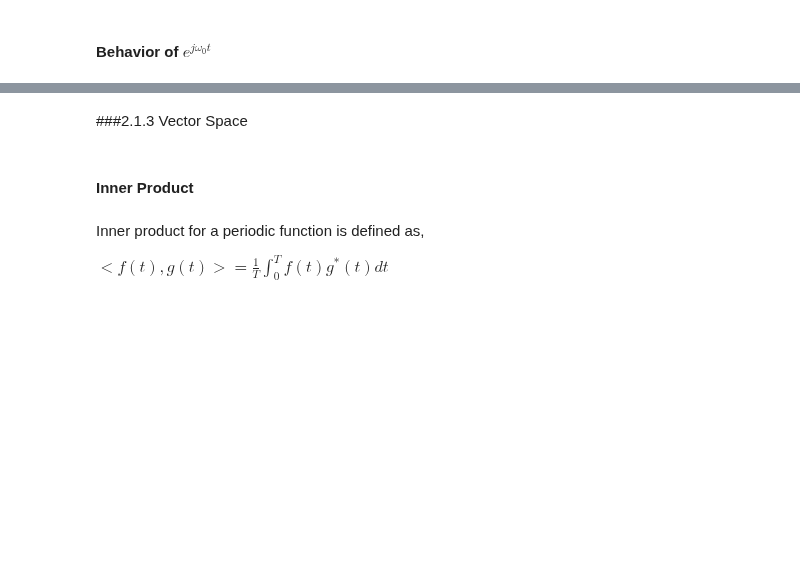
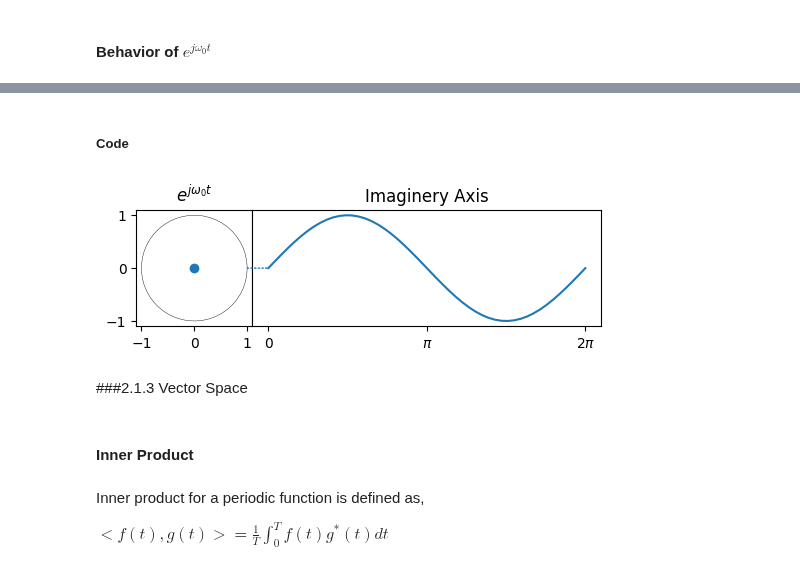
Before and after one commit to BuwanekaEpakanda/EE_257_Note_Book, a Jupyter notebook: EE_257_Signals_and_Systems.ipynb, the cells around one changed output, grey strips where cells are left out. Drawn from its saved outputs; the diff is of its cells as text; code cells hidden in the pictures; blank space fills up the shorter version.

```diff
--- a/EE_257_Signals_and_Systems.ipynb
+++ b/EE_257_Signals_and_Systems.ipynb
@@ -273,3 +370,63 @@ Periodic signals are power signals.
+# %% [markdown]
+##### Code
+# %%
+# code to represent the complex exponent
+fig, (axl, axr) = plt.subplots(
+    ncols=2,
+    sharey=True,
+    figsize=(6, 2),
+    gridspec_kw=dict(width_ratios=[1, 3], wspace=0),
+)
+axl.set_aspect(1)
+axl.set_title("$e^{j\omega_0t}$")
+axr.set_box_aspect(1 / 3)
+axr.yaxis.set_visible(False)
+axr.xaxis.set_ticks([0, np.pi, 2 * np.pi], ["0", r"$\pi$", r"$2\pi$"])
+axr.set_title("Imaginery Axis")
+# draw circle with initial point in left Axes
+x = np.linspace(0, 2 * np.pi, 50)
+axl.plot(np.cos(x), np.sin(x), "k", lw=0.3)
+point, = axl.plot(0, 0, "o")
+
+# draw full curve to set view limits in right Axes
+sine, = axr.plot(x, np.sin(x))
+
+# draw connecting line between both graphs
+con = ConnectionPatch(
+    (1, 0),
+    (0, 0),
+    "data",
+    "data",
+    axesA=axl,
+    axesB=axr,
+    color="C0",
+    ls="dotted",
+)
+fig.add_artist(con)
+
+
+def animate(i):
+    x = np.linspace(0, i, int(i * 25 / np.pi))
+    sine.set_data(x, np.sin(x))
+    x, y = np.cos(i), np.sin(i)
+    point.set_data([x], [y])
+    con.xy1 = x, y
+    con.xy2 = i, y
+    return point, sine, con
+
+
+ani = animation.FuncAnimation(
+    fig,
+    animate,
+    interval=50,
+    blit=False,  # blitting can't be used with Figure artists
+    frames=x,
+    repeat_delay=100,
+)
+
+plt.show()
+# %% [output]
+[figure, added]
 # %% [markdown]
 ###2.1.3 Vector Space
 # %% [markdown]
```
Also changed, not shown: parts of 18 cells of this notebook.
